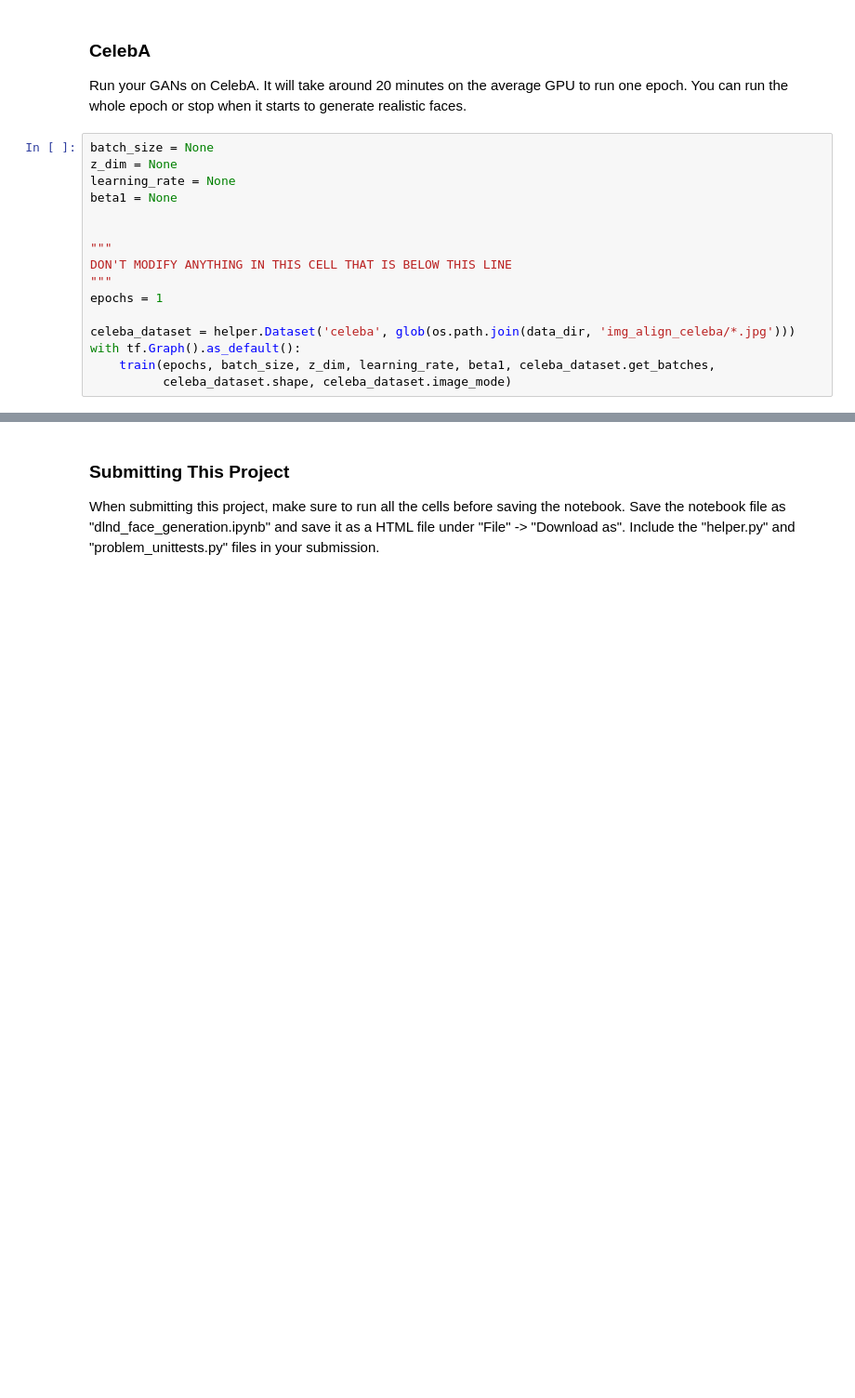
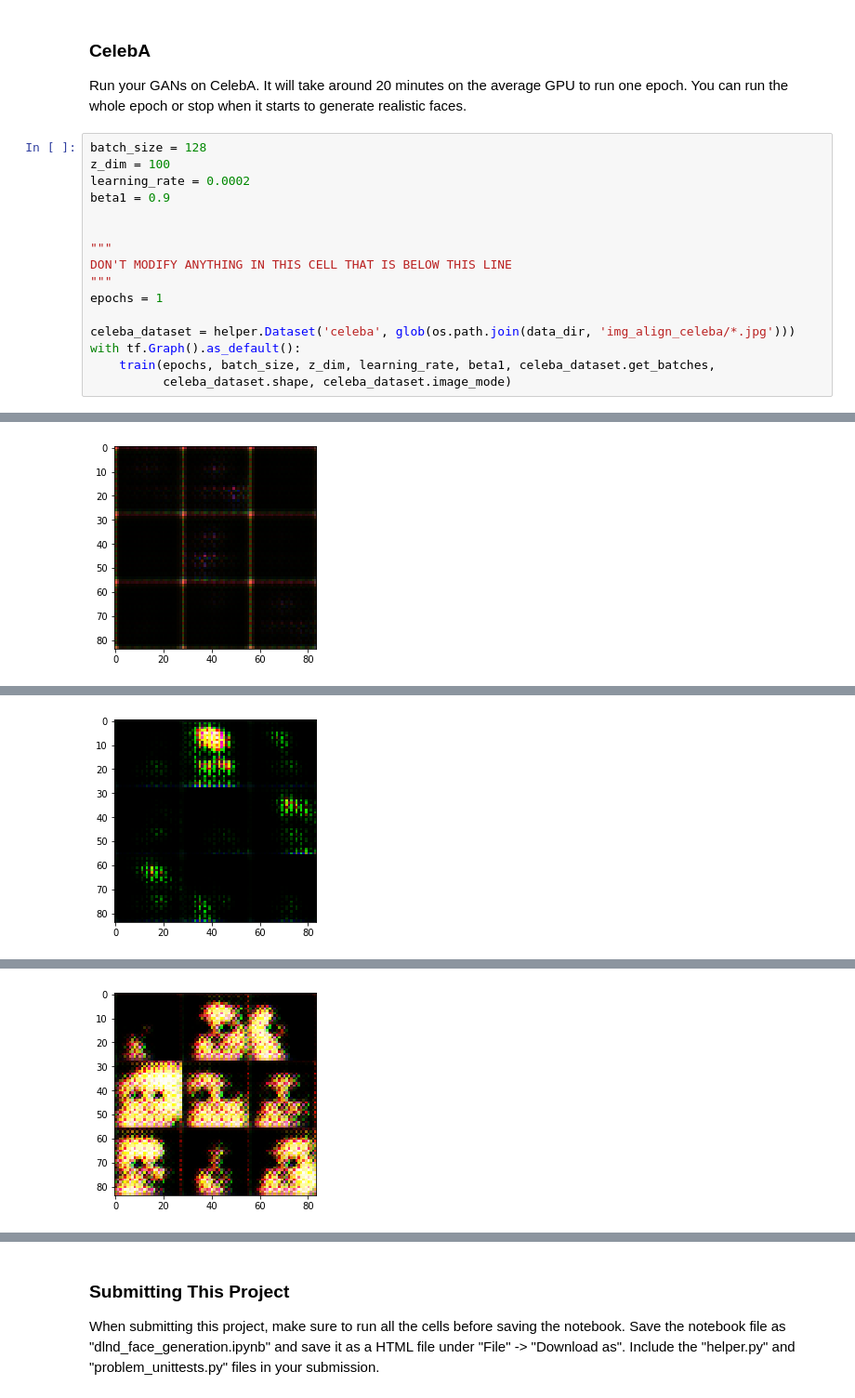
Before and after one commit to dryguz/udacity_face_generation, a Jupyter notebook: dlnd_face_generation.ipynb, the cells around one changed output, grey strips where cells are left out. Shown at 93% size. Cells and saved outputs as stored; diff of their text form; blank space fills up the shorter version.

```diff
--- a/dlnd_face_generation.ipynb
+++ b/dlnd_face_generation.ipynb
@@ -283,10 +379,10 @@ with tf.Graph().as_default():
 ### CelebA
 Run your GANs on CelebA.  It will take around 20 minutes on the average GPU to run one epoch.  You can run the whole epoch or stop when it starts to generate realistic faces.
 # %%
-batch_size = None
-z_dim = None
-learning_rate = None
-beta1 = None
+batch_size = 128
+z_dim = 100
+learning_rate = 0.0002
+beta1 = 0.9
 
 
 """
@@ -298,3 +394,4 @@ celeba_dataset = helper.Dataset('celeba', glob(os.path.join(data_dir, 'img_align
 with tf.Graph().as_default():
     train(epochs, batch_size, z_dim, learning_rate, beta1, celeba_dataset.get_batches,
           celeba_dataset.shape, celeba_dataset.image_mode)
+# %% [output]
@@ -300,0 +399 @@ with tf.Graph().as_default():
+[figure, added]
@@ -300,0 +401 @@ with tf.Graph().as_default():
+[figure, added]
@@ -300,0 +403 @@ with tf.Graph().as_default():
+[figure, added]
```
Also changed, not shown: parts of 17 cells of this notebook.
